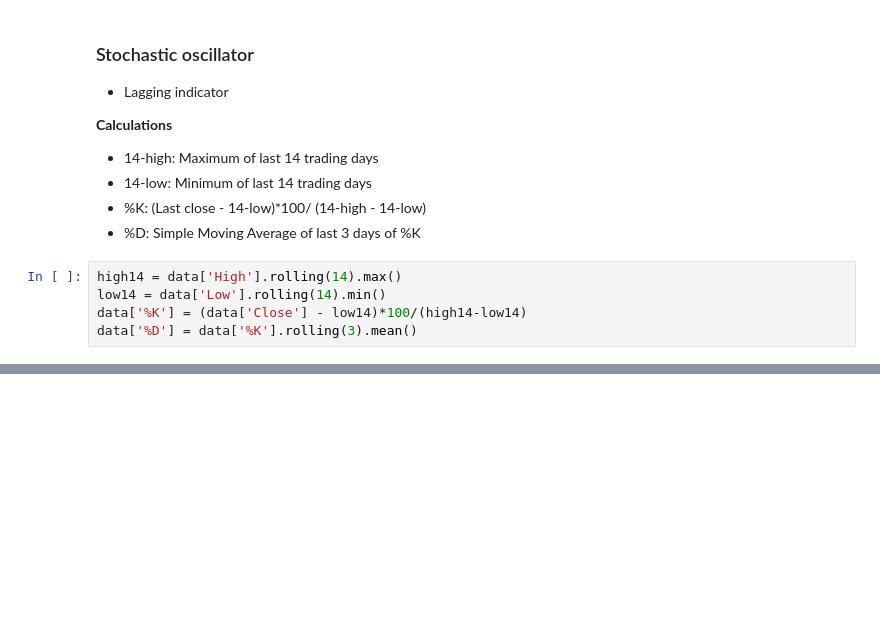
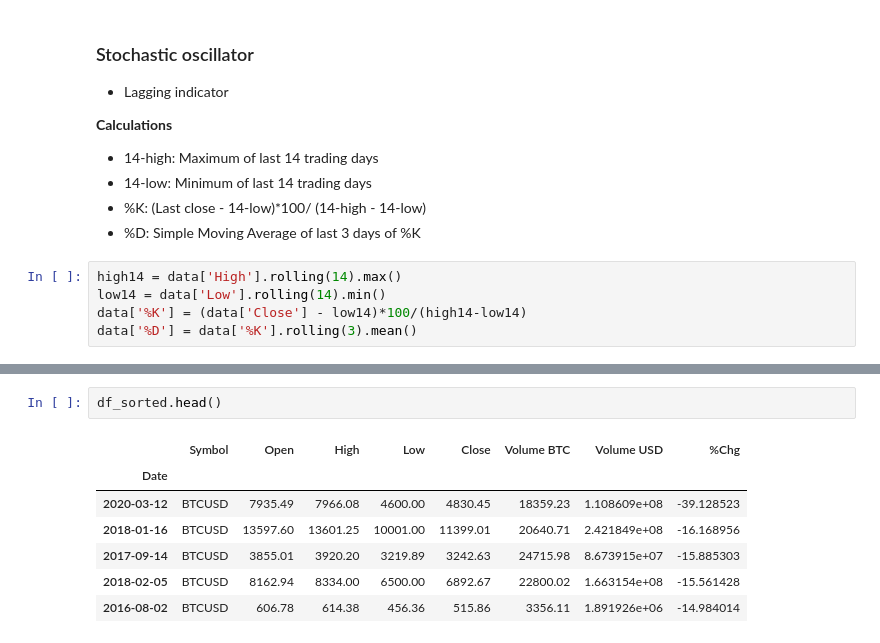
Before and after one commit to AmaruEscalante/bigdata-crypto, a Jupyter notebook: notebooks/BTC_Daily_analysis.ipynb, the cells around one changed output, grey strips where cells are left out. Drawn from its saved outputs; the diff is of its cells as text; blank space fills up the shorter version.

```diff
--- a/notebooks/BTC_Daily_analysis.ipynb
+++ b/notebooks/BTC_Daily_analysis.ipynb
@@ -639,0 +712,10 @@ plt.tight_layout()
+# %%
+df_sorted.head()
+# %% [output]
+|  | Symbol | Open | High | Low | Close | Volume BTC | Volume USD | %Chg |
+| Date |  |  |  |  |  |  |  |  |
+| 2020-03-12 | BTCUSD | 7935.49 | 7966.08 | 4600.00 | 4830.45 | 18359.23 | 1.108609e+08 | -39.128523 |
+| 2018-01-16 | BTCUSD | 13597.60 | 13601.25 | 10001.00 | 11399.01 | 20640.71 | 2.421849e+08 | -16.168956 |
+| 2017-09-14 | BTCUSD | 3855.01 | 3920.20 | 3219.89 | 3242.63 | 24715.98 | 8.673915e+07 | -15.885303 |
+| 2018-02-05 | BTCUSD | 8162.94 | 8334.00 | 6500.00 | 6892.67 | 22800.02 | 1.663154e+08 | -15.561428 |
+| 2016-08-02 | BTCUSD | 606.78 | 614.38 | 456.36 | 515.86 | 3356.11 | 1.891926e+06 | -14.984014 |
```
Also changed, not shown: parts of 17 cells of this notebook.
